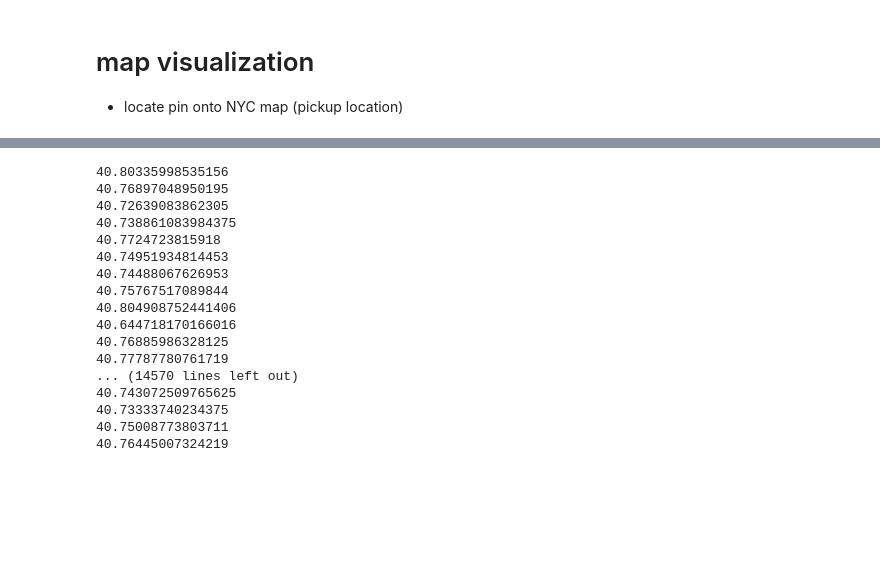
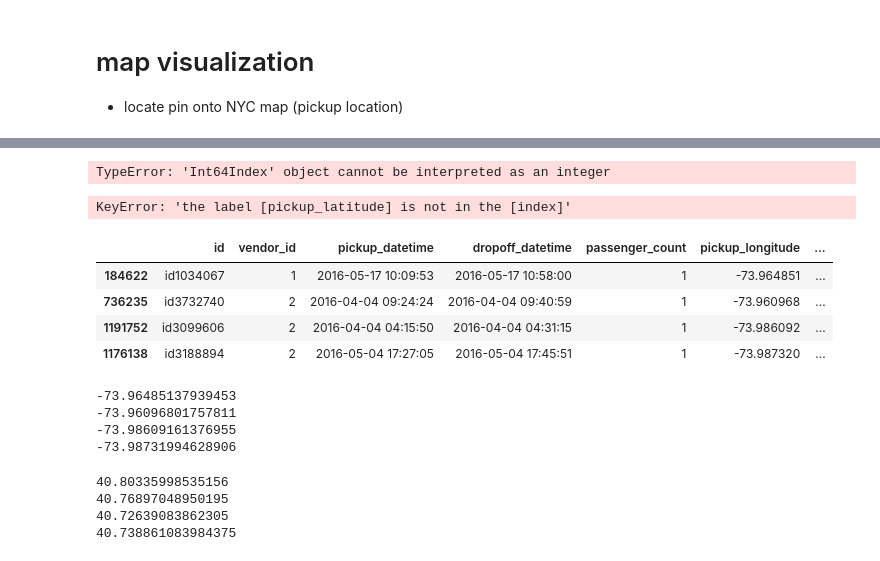
Before and after one commit to jungi21cc/taxi, a Jupyter notebook: mine_kaggle_taxi.ipynb, the cells around one changed output, grey strips where cells are left out. Drawn from its saved outputs; the diff is of its cells as text; code cells hidden in the pictures; blank space fills up the shorter version.

```diff
--- a/mine_kaggle_taxi.ipynb
+++ b/mine_kaggle_taxi.ipynb
@@ -226,21 +232,34 @@ m += marker
+# %%
+for i in train_sample.index:
+    print(i)
+# %% [output]
+TypeError: 'Int64Index' object cannot be interpreted as an integer
+# %%
+locs1 = [train_sample.loc[ 'pickup_latitude'], train_sample.loc[ 'pickup_longitude']]
+locs1
+# %% [output]
+KeyError: 'the label [pickup_latitude] is not in the [index]'
+# %%
+train_sample[0:4]
+# %% [output]
+|  | id | vendor_id | pickup_datetime | dropoff_datetime | passenger_count | pickup_longitude | ... |
+| 184622 | id1034067 | 1 | 2016-05-17 10:09:53 | 2016-05-17 10:58:00 | 1 | -73.964851 | ... |
+| 736235 | id3732740 | 2 | 2016-04-04 09:24:24 | 2016-04-04 09:40:59 | 1 | -73.960968 | ... |
+| 1191752 | id3099606 | 2 | 2016-04-04 04:15:50 | 2016-04-04 04:31:15 | 1 | -73.986092 | ... |
+| 1176138 | id3188894 | 2 | 2016-05-04 17:27:05 | 2016-05-04 17:45:51 | 1 | -73.987320 | ... |
+# %%
+for i in train_sample['pickup_longitude'][0:4]:
+    print(i)
+# %% [output]
+-73.96485137939453
+-73.96096801757811
+-73.98609161376955
+-73.98731994628906
 # %%
-for i in train_sample['pickup_latitude']:
+for i in train_sample['pickup_latitude'][0:4]:
     print(i)
 # %% [output]
 40.80335998535156
 40.76897048950195
 40.72639083862305
 40.738861083984375
-40.7724723815918
-40.74951934814453
-40.74488067626953
-40.75767517089844
-40.804908752441406
-40.644718170166016
-40.76885986328125
-40.77787780761719
-... (14570 lines left out)
-40.743072509765625
-40.73333740234375
-40.75008773803711
-40.76445007324219
```
Also changed, not shown: parts of 11 cells of this notebook.
